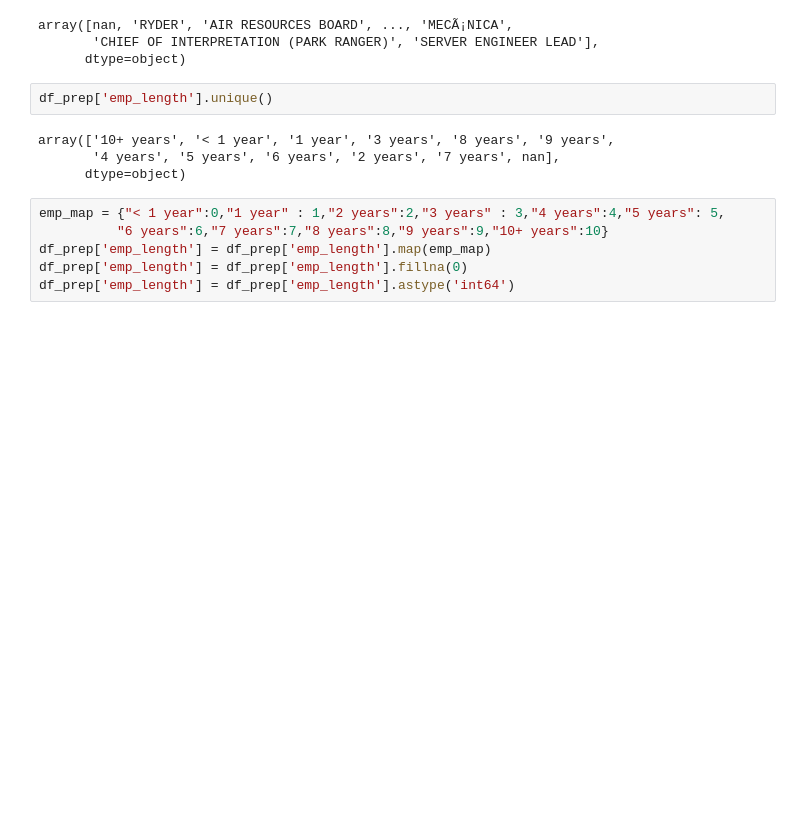
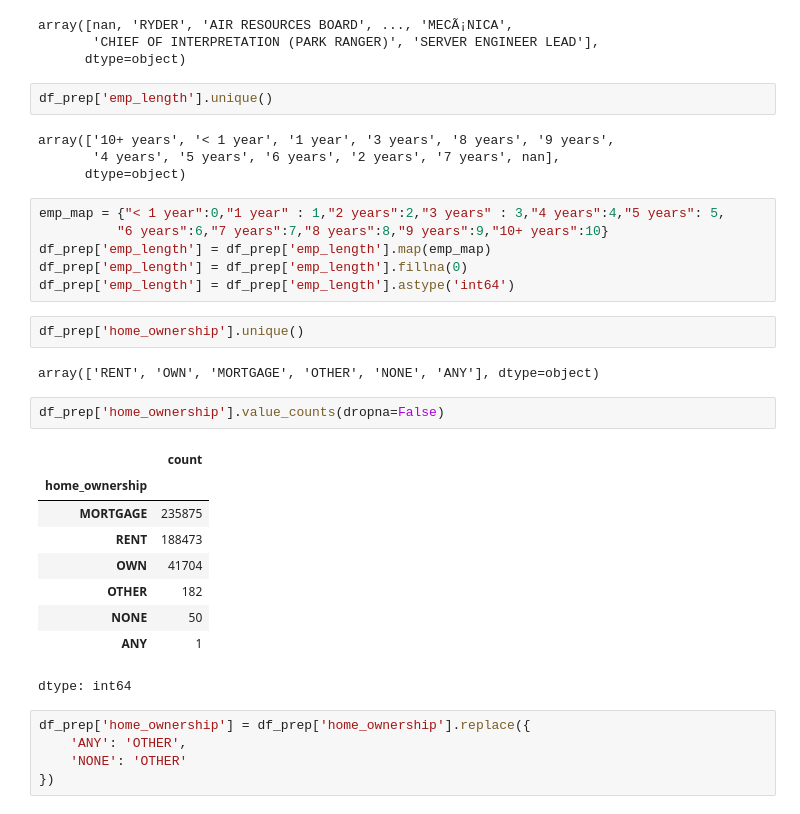
Before and after one commit to rfaoktvian/ChurnPrediction, a Jupyter notebook: notebooks/01_model_development.ipynb, the cells around one changed output. Drawn from its saved outputs; the diff is of its cells as text; blank space fills up the shorter version.

```diff
--- a/notebooks/01_model_development.ipynb
+++ b/notebooks/01_model_development.ipynb
@@ -654,3 +654,24 @@ emp_map = {"< 1 year":0,"1 year" : 1,"2 years":2,"3 years" : 3,"4 years":4,"5 ye
 df_prep['emp_length'] = df_prep['emp_length'].map(emp_map)
 df_prep['emp_length'] = df_prep['emp_length'].fillna(0)
 df_prep['emp_length'] = df_prep['emp_length'].astype('int64')
+# %%
+df_prep['home_ownership'].unique()
+# %% [output]
+array(['RENT', 'OWN', 'MORTGAGE', 'OTHER', 'NONE', 'ANY'], dtype=object)
+# %%
+df_prep['home_ownership'].value_counts(dropna=False)
+# %% [output]
+|  | count |
+| home_ownership |  |
+| MORTGAGE | 235875 |
+| RENT | 188473 |
+| OWN | 41704 |
+| OTHER | 182 |
+| NONE | 50 |
+| ANY | 1 |
+dtype: int64
+# %%
+df_prep['home_ownership'] = df_prep['home_ownership'].replace({
+    'ANY': 'OTHER',
+    'NONE': 'OTHER'
+})
```
Also changed, not shown: parts of 9 cells of this notebook.
